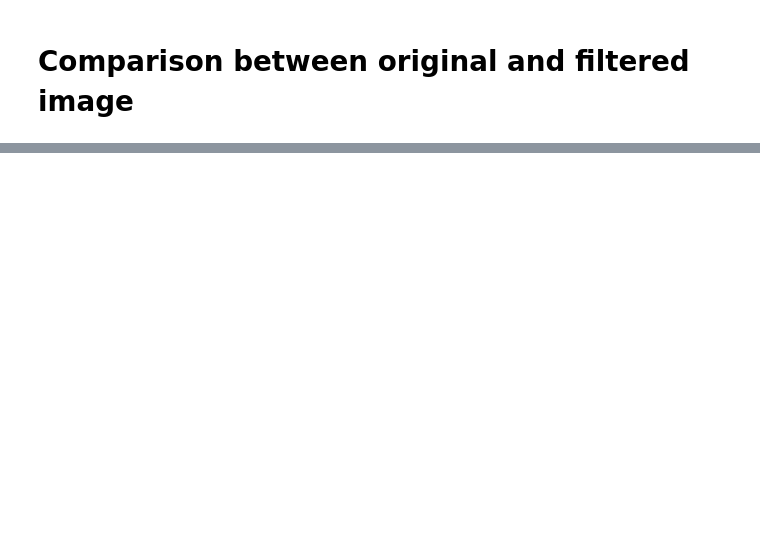
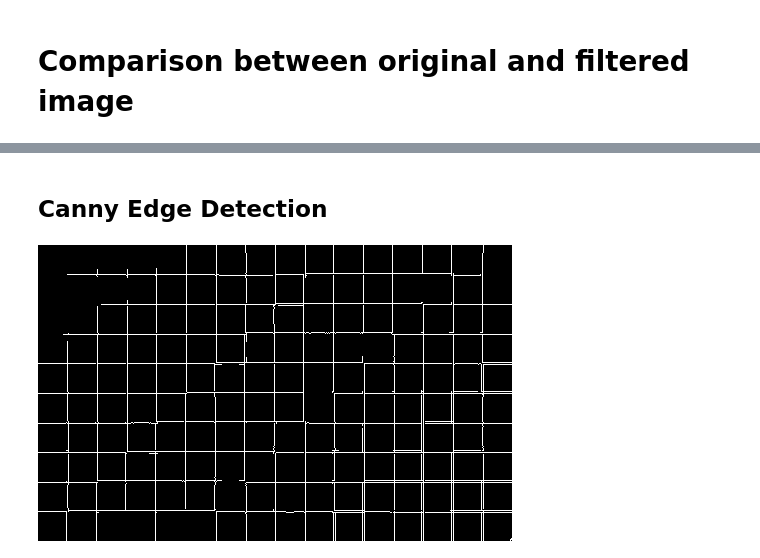
Before and after one commit to om22shree/College-Notes, a Jupyter notebook: TTL Lab/Day_6/Lab_6.ipynb, the cells around one changed output, grey strips where cells are left out. Saved outputs shown, nothing was run; the diff lists cells and outputs as text; code cells hidden in the pictures; blank space fills up the shorter version.

```diff
--- a/TTL Lab/Day_6/Lab_6.ipynb
+++ b/TTL Lab/Day_6/Lab_6.ipynb
@@ -74,0 +117,9 @@ cv.waitKey()
+# %% [markdown]
+## Canny Edge Detection
+# %%
+edges = cv.Canny(img, 70, 200)
+cv2_imshow(edges)
+cv.waitKey()
+cv.destroyAllWindows()
+# %% [output]
+[figure, added]
```
Also changed, not shown: parts of 6 cells of this notebook.
